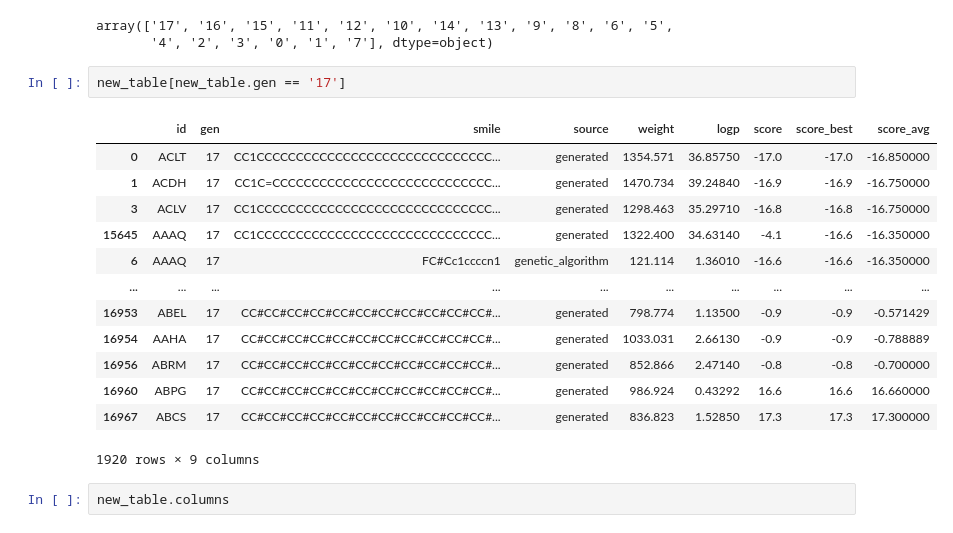
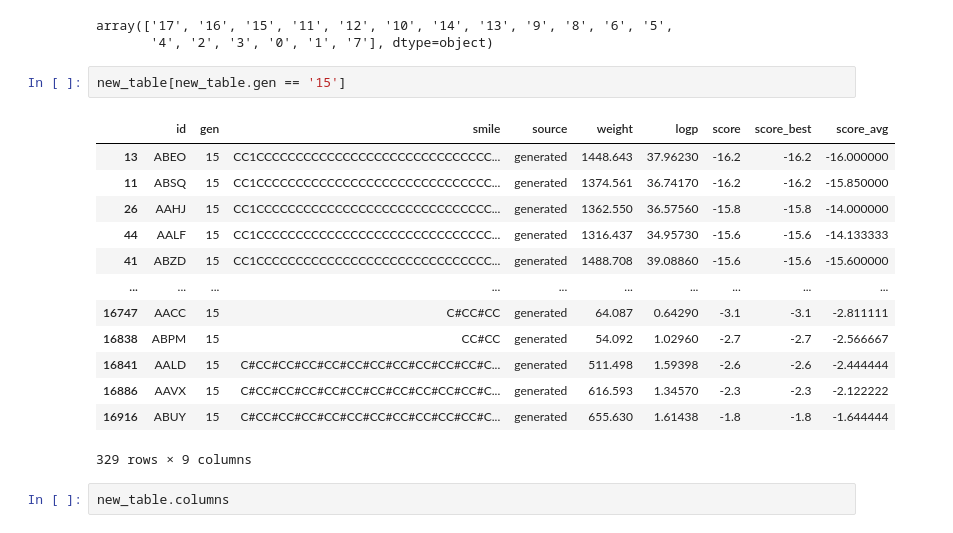
Before and after one commit to forkwell-io/fch-drug-discovery, a Jupyter notebook: Final Results.ipynb, the cells around one changed output. Cells and saved outputs as stored; diff of their text form.

```diff
--- a/Final Results.ipynb
+++ b/Final Results.ipynb
@@ -210,21 +218,21 @@ new_table.gen.unique()
 array(['17', '16', '15', '11', '12', '10', '14', '13', '9', '8', '6', '5',
        '4', '2', '3', '0', '1', '7'], dtype=object)
 # %%
-new_table[new_table.gen == '17']
+new_table[new_table.gen == '15']
 # %% [output]
 |  | id | gen | smile | source | weight | logp | score | score_best | score_avg |
-| 0 | ACLT | 17 | CC1CCCCCCCCCCCCCCCCCCCCCCCCCCCCCC... | generated | 1354.571 | 36.85750 | -17.0 | -17.0 | -16.850000 |
-| 1 | ACDH | 17 | CC1C=CCCCCCCCCCCCCCCCCCCCCCCCCCCC... | generated | 1470.734 | 39.24840 | -16.9 | -16.9 | -16.750000 |
-| 3 | ACLV | 17 | CC1CCCCCCCCCCCCCCCCCCCCCCCCCCCCCC... | generated | 1298.463 | 35.29710 | -16.8 | -16.8 | -16.750000 |
-| 15645 | AAAQ | 17 | CC1CCCCCCCCCCCCCCCCCCCCCCCCCCCCCC... | generated | 1322.400 | 34.63140 | -4.1 | -16.6 | -16.350000 |
-| 6 | AAAQ | 17 | FC#Cc1ccccn1 | genetic_algorithm | 121.114 | 1.36010 | -16.6 | -16.6 | -16.350000 |
+| 13 | ABEO | 15 | CC1CCCCCCCCCCCCCCCCCCCCCCCCCCCCCC... | generated | 1448.643 | 37.96230 | -16.2 | -16.2 | -16.000000 |
+| 11 | ABSQ | 15 | CC1CCCCCCCCCCCCCCCCCCCCCCCCCCCCCC... | generated | 1374.561 | 36.74170 | -16.2 | -16.2 | -15.850000 |
+| 26 | AAHJ | 15 | CC1CCCCCCCCCCCCCCCCCCCCCCCCCCCCCC... | generated | 1362.550 | 36.57560 | -15.8 | -15.8 | -14.000000 |
+| 44 | AALF | 15 | CC1CCCCCCCCCCCCCCCCCCCCCCCCCCCCCC... | generated | 1316.437 | 34.95730 | -15.6 | -15.6 | -14.133333 |
+| 41 | ABZD | 15 | CC1CCCCCCCCCCCCCCCCCCCCCCCCCCCCCC... | generated | 1488.708 | 39.08860 | -15.6 | -15.6 | -15.600000 |
 | ... | ... | ... | ... | ... | ... | ... | ... | ... | ... |
-| 16953 | ABEL | 17 | CC#CC#CC#CC#CC#CC#CC#CC#CC#CC#CC#... | generated | 798.774 | 1.13500 | -0.9 | -0.9 | -0.571429 |
-| 16954 | AAHA | 17 | CC#CC#CC#CC#CC#CC#CC#CC#CC#CC#CC#... | generated | 1033.031 | 2.66130 | -0.9 | -0.9 | -0.788889 |
-| 16956 | ABRM | 17 | CC#CC#CC#CC#CC#CC#CC#CC#CC#CC#CC#... | generated | 852.866 | 2.47140 | -0.8 | -0.8 | -0.700000 |
-| 16960 | ABPG | 17 | CC#CC#CC#CC#CC#CC#CC#CC#CC#CC#CC#... | generated | 986.924 | 0.43292 | 16.6 | 16.6 | 16.660000 |
-| 16967 | ABCS | 17 | CC#CC#CC#CC#CC#CC#CC#CC#CC#CC#CC#... | generated | 836.823 | 1.52850 | 17.3 | 17.3 | 17.300000 |
+| 16747 | AACC | 15 | C#CC#CC | generated | 64.087 | 0.64290 | -3.1 | -3.1 | -2.811111 |
+| 16838 | ABPM | 15 | CC#CC | generated | 54.092 | 1.02960 | -2.7 | -2.7 | -2.566667 |
+| 16841 | AALD | 15 | C#CC#CC#CC#CC#CC#CC#CC#CC#CC#CC#C... | generated | 511.498 | 1.59398 | -2.6 | -2.6 | -2.444444 |
+| 16886 | AAVX | 15 | C#CC#CC#CC#CC#CC#CC#CC#CC#CC#CC#C... | generated | 616.593 | 1.34570 | -2.3 | -2.3 | -2.122222 |
+| 16916 | ABUY | 15 | C#CC#CC#CC#CC#CC#CC#CC#CC#CC#CC#C... | generated | 655.630 | 1.61438 | -1.8 | -1.8 | -1.644444 |
-1920 rows × 9 columns
+329 rows × 9 columns
 # %%
 new_table.columns
 # %% [output]
```
Also changed, not shown: parts of 10 cells of this notebook, 10 other files.
